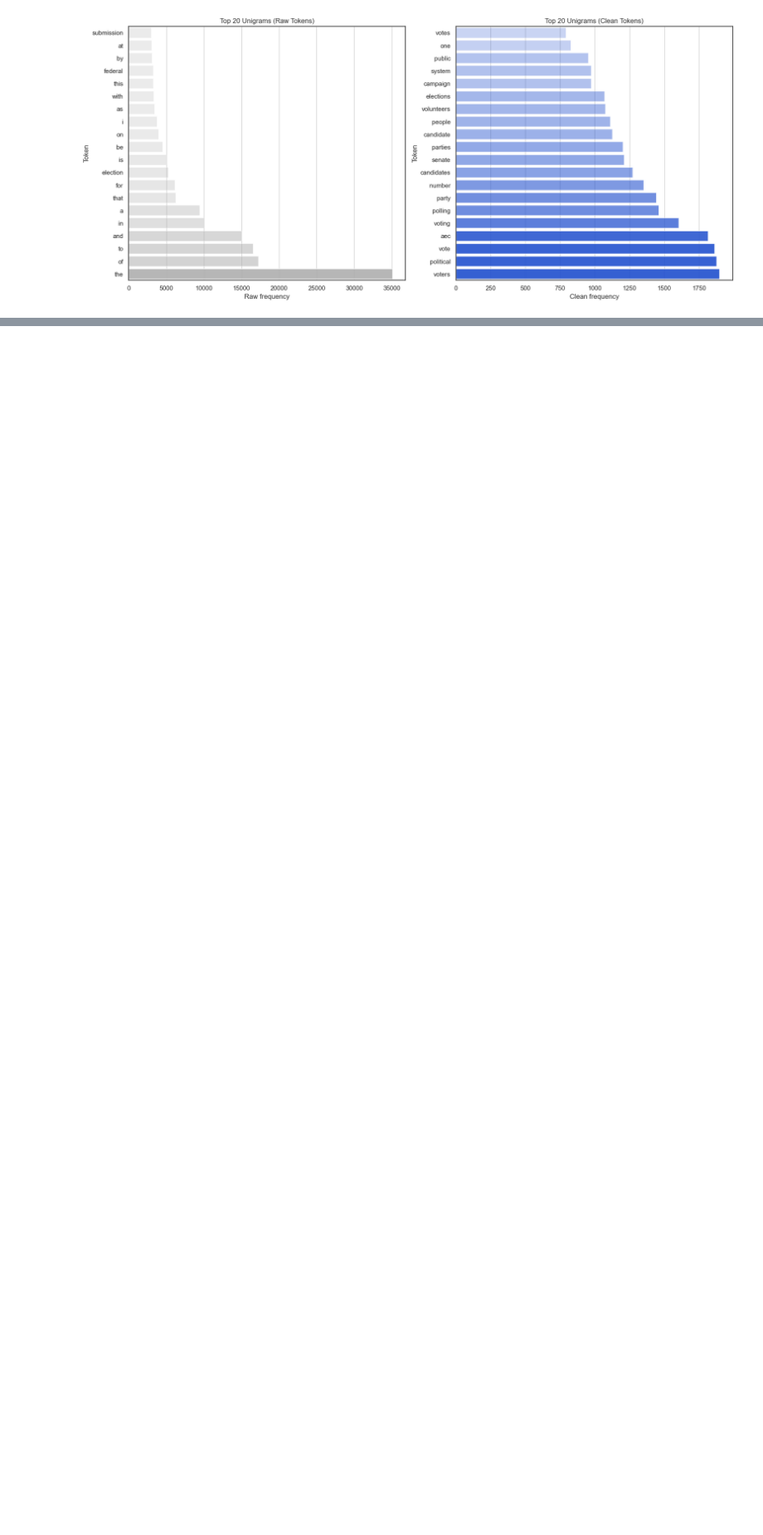
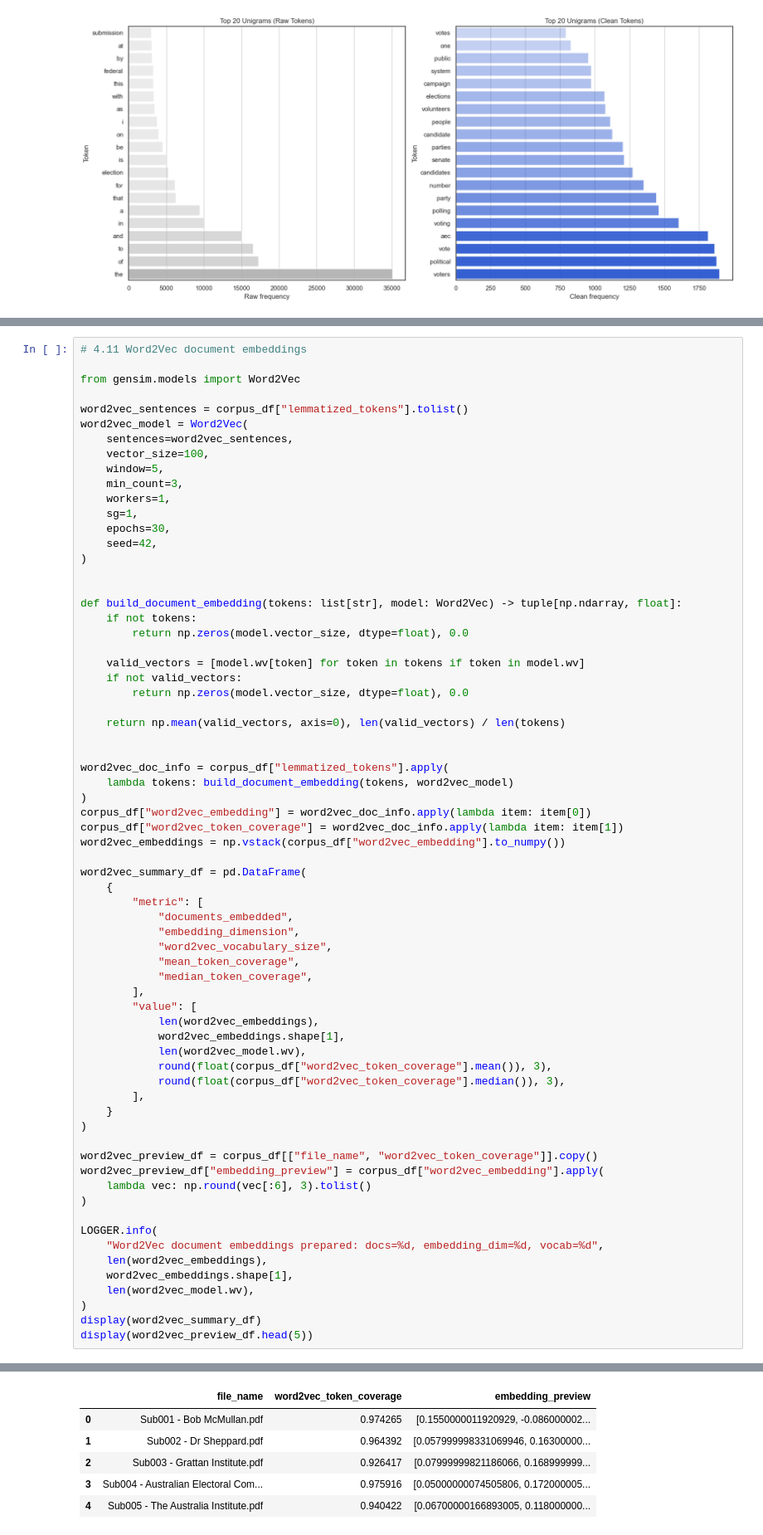
Before and after one commit to Sebas102507/nlp-parliamentary-inquiry-text-mining, a Jupyter notebook: Parliamentary_Inquiry_Text_Mining_Report.ipynb, the cells around one changed output, grey strips where cells are left out. Shown at 83% size. Saved outputs shown, nothing was run; the diff lists cells and outputs as text; blank space fills up the shorter version.

```diff
--- a/Parliamentary_Inquiry_Text_Mining_Report.ipynb
+++ b/Parliamentary_Inquiry_Text_Mining_Report.ipynb
@@ -1898,0 +1914,69 @@ visuals.wordcloud(
+# %%
+# 4.11 Word2Vec document embeddings
+
+from gensim.models import Word2Vec
+
+word2vec_sentences = corpus_df["lemmatized_tokens"].tolist()
+word2vec_model = Word2Vec(
+    sentences=word2vec_sentences,
+    vector_size=100,
+    window=5,
+    min_count=3,
+    workers=1,
+    sg=1,
+    epochs=30,
+    seed=42,
+)
+
+
+def build_document_embedding(tokens: list[str], model: Word2Vec) -> tuple[np.ndarray, float]:
+    if not tokens:
+        return np.zeros(model.vector_size, dtype=float), 0.0
+
+    valid_vectors = [model.wv[token] for token in tokens if token in model.wv]
+    if not valid_vectors:
+        return np.zeros(model.vector_size, dtype=float), 0.0
+
+    return np.mean(valid_vectors, axis=0), len(valid_vectors) / len(tokens)
+
+
+word2vec_doc_info = corpus_df["lemmatized_tokens"].apply(
+    lambda tokens: build_document_embedding(tokens, word2vec_model)
+)
+corpus_df["word2vec_embedding"] = word2vec_doc_info.apply(lambda item: item[0])
+corpus_df["word2vec_token_coverage"] = word2vec_doc_info.apply(lambda item: item[1])
+word2vec_embeddings = np.vstack(corpus_df["word2vec_embedding"].to_numpy())
+
+word2vec_summary_df = pd.DataFrame(
+    {
+        "metric": [
+            "documents_embedded",
+            "embedding_dimension",
+            "word2vec_vocabulary_size",
+            "mean_token_coverage",
+            "median_token_coverage",
+        ],
+        "value": [
+            len(word2vec_embeddings),
+            word2vec_embeddings.shape[1],
+            len(word2vec_model.wv),
+            round(float(corpus_df["word2vec_token_coverage"].mean()), 3),
+            round(float(corpus_df["word2vec_token_coverage"].median()), 3),
+        ],
+    }
+)
+
+word2vec_preview_df = corpus_df[["file_name", "word2vec_token_coverage"]].copy()
+word2vec_preview_df["embedding_preview"] = corpus_df["word2vec_embedding"].apply(
+    lambda vec: np.round(vec[:6], 3).tolist()
+)
+
+LOGGER.info(
+    "Word2Vec document embeddings prepared: docs=%d, embedding_dim=%d, vocab=%d",
+    len(word2vec_embeddings),
+    word2vec_embeddings.shape[1],
+    len(word2vec_model.wv),
+)
+display(word2vec_summary_df)
+display(word2vec_preview_df.head(5))
+# %% [output]
@@ -1898,0 +2006,6 @@ visuals.wordcloud(
+|  | file_name | word2vec_token_coverage | embedding_preview |
+| 0 | Sub001 - Bob McMullan.pdf | 0.974265 | [0.1550000011920929, -0.086000002... |
+| 1 | Sub002 - Dr Sheppard.pdf | 0.964392 | [0.057999998331069946, 0.16300000... |
+| 2 | Sub003 - Grattan Institute.pdf | 0.926417 | [0.07999999821186066, 0.168999999... |
+| 3 | Sub004 - Australian Electoral Com... | 0.975916 | [0.05000000074505806, 0.172000005... |
+| 4 | Sub005 - The Australia Institute.pdf | 0.940422 | [0.06700000166893005, 0.118000000... |
```
Also changed, not shown: parts of 88 cells of this notebook, 1 other file.
